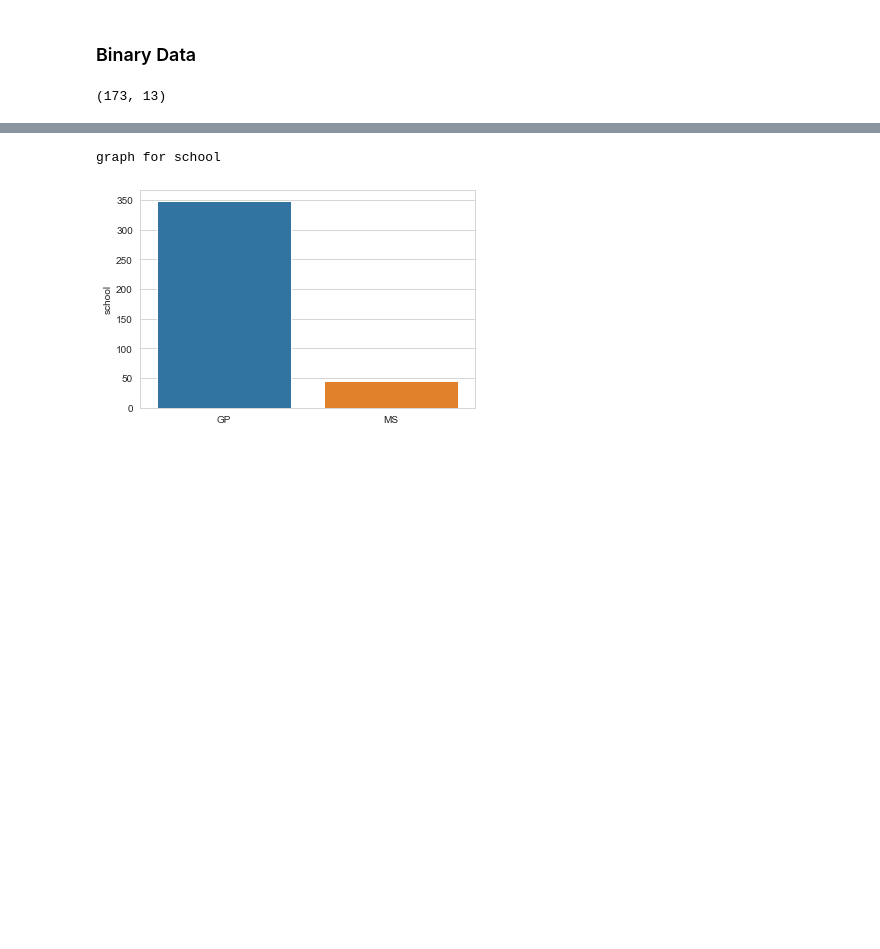
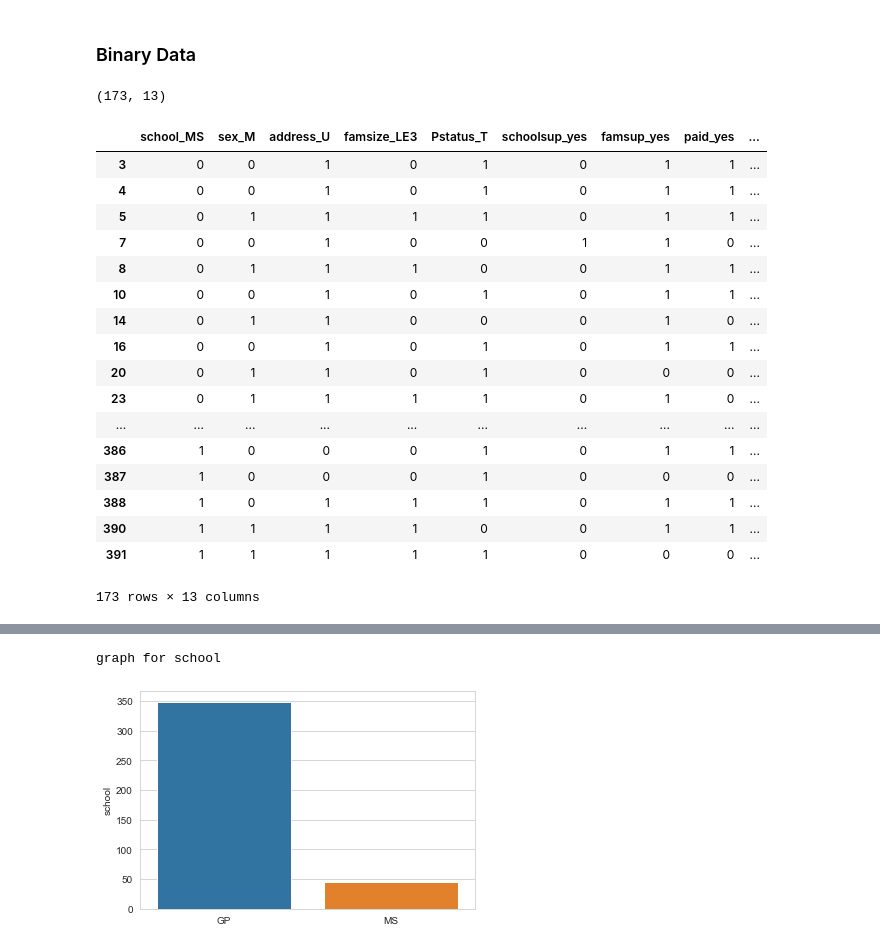
Before and after one commit to artkel/module_2, a Jupyter notebook: EDA_UNICEF.ipynb, the cells around one changed output, grey strips where cells are left out. Drawn from its saved outputs; the diff is of its cells as text; code cells hidden in the pictures; blank space fills up the shorter version.

```diff
--- a/EDA_UNICEF.ipynb
+++ b/EDA_UNICEF.ipynb
@@ -191,0 +207,21 @@ df_binary_noNaN.shape
+# %%
+df_binary_dummies
+# %% [output]
+|  | school_MS | sex_M | address_U | famsize_LE3 | Pstatus_T | schoolsup_yes | famsup_yes | paid_yes | ... |
+| 3 | 0 | 0 | 1 | 0 | 1 | 0 | 1 | 1 | ... |
+| 4 | 0 | 0 | 1 | 0 | 1 | 0 | 1 | 1 | ... |
+| 5 | 0 | 1 | 1 | 1 | 1 | 0 | 1 | 1 | ... |
+| 7 | 0 | 0 | 1 | 0 | 0 | 1 | 1 | 0 | ... |
+| 8 | 0 | 1 | 1 | 1 | 0 | 0 | 1 | 1 | ... |
+| 10 | 0 | 0 | 1 | 0 | 1 | 0 | 1 | 1 | ... |
+| 14 | 0 | 1 | 1 | 0 | 0 | 0 | 1 | 0 | ... |
+| 16 | 0 | 0 | 1 | 0 | 1 | 0 | 1 | 1 | ... |
+| 20 | 0 | 1 | 1 | 0 | 1 | 0 | 0 | 0 | ... |
+| 23 | 0 | 1 | 1 | 1 | 1 | 0 | 1 | 0 | ... |
+| ... | ... | ... | ... | ... | ... | ... | ... | ... | ... |
+| 386 | 1 | 0 | 0 | 0 | 1 | 0 | 1 | 1 | ... |
+| 387 | 1 | 0 | 0 | 0 | 1 | 0 | 0 | 0 | ... |
+| 388 | 1 | 0 | 1 | 1 | 1 | 0 | 1 | 1 | ... |
+| 390 | 1 | 1 | 1 | 1 | 0 | 0 | 1 | 1 | ... |
+| 391 | 1 | 1 | 1 | 1 | 1 | 0 | 0 | 0 | ... |
+173 rows × 13 columns
```
Also changed, not shown: parts of 6 cells of this notebook.
